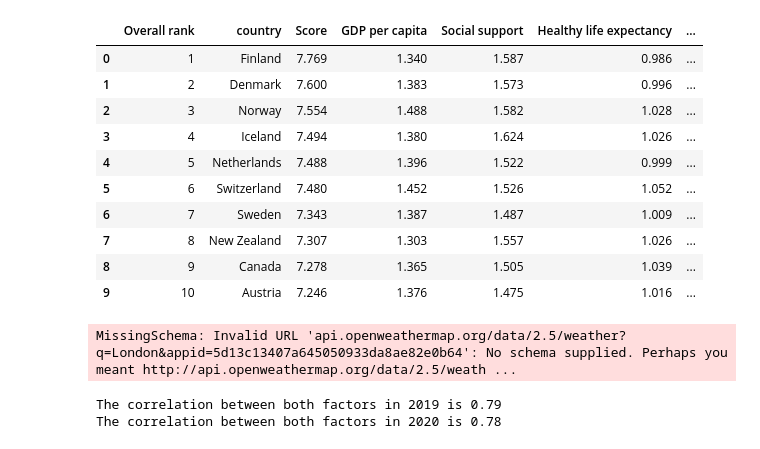
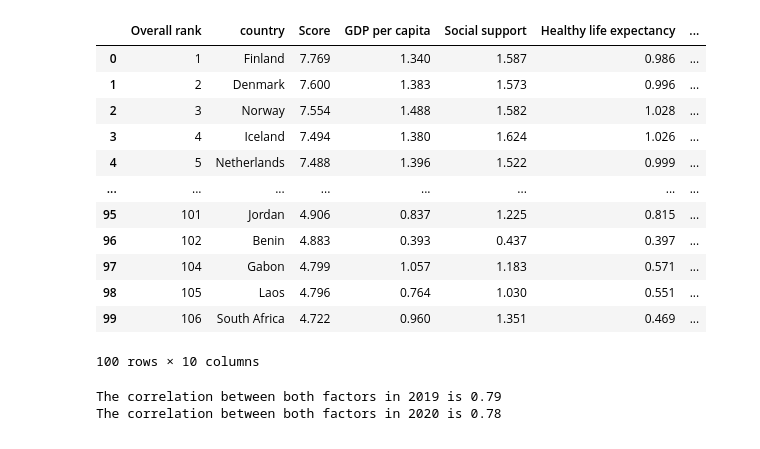
Before and after one commit to josiedeleon/Team9--Project1, a Jupyter notebook: Project 1 Happiness.ipynb, the cells around one changed output. Cells and saved outputs as stored; diff of their text form; code cells hidden in the pictures.

```diff
--- a/Project 1 Happiness.ipynb
+++ b/Project 1 Happiness.ipynb
@@ -8,57 +8,58 @@ import scipy.stats as st
 from config import api_key
 import time
 # %%
+#2015 Happiness dataframe
+Happy_df_2015 = pd.read_csv("Resources/2015.csv")
+Happy_df_2015 = Happy_df_2015.rename(columns={"Country or region" : "country"})
+Happy_df_2015 = Happy_df_2015.rename(columns ={"Ladder score" : "Score", "Explained by: Log GDP per capita": "GDP per capita"})
+
+#2016 Happiness dataframe
+Happy_df_2016 = pd.read_csv("Resources/2016.csv")
+Happy_df_2016 = Happy_df_2016.rename(columns={"Country or region" : "country"})
+Happy_df_2016 = Happy_df_2016.rename(columns ={"Ladder score" : "Score", "Explained by: Log GDP per capita": "GDP per capita"})
+
+#2017 Happiness dataframe
+Happy_df_2017 = pd.read_csv("Resources/2017.csv")
+Happy_df_2017 = Happy_df_2017.rename(columns={"Country or region" : "country"})
+Happy_df_2017 = Happy_df_2017.rename(columns ={"Ladder score" : "Score", "Explained by: Log GDP per capita": "GDP per capita"})
+
+#2018 Happiness dataframe
+Happy_df_2018 = pd.read_csv("Resources/2018.csv")
+Happy_df_2018 = Happy_df_2018.rename(columns={"Country or region" : "country"})
+Happy_df_2018 = Happy_df_2018.rename(columns ={"Ladder score" : "Score", "Explained by: Log GDP per capita": "GDP per capita"})
+
 #2019 Happiness dataframe
 Happy_df = pd.read_csv("Resources/2019.csv")
 Happy_df = Happy_df.rename(columns={"Country or region" : "country"})
 
 
 #2020 Happiness dataframe
 Happy_df_2020 = pd.read_csv("Resources/2020.csv")
 Happy_df_2020 = Happy_df_2020.rename(columns={"Country or region" : "country"})
 Happy_df_2020 = Happy_df_2020.rename(columns ={"Ladder score" : "Score", "Explained by: Log GDP per capita": "GDP per capita"})
 Happy_df_2020
 #countries and capital dataframe
 Country_Cap_df = pd.read_csv("Resources/country-list.csv")
 
 
 #Merging both data sets together
 Merge_df = pd.merge(Happy_df,Country_Cap_df, on ="country")
 Merge_df = Merge_df.drop(columns= "type")
-Merge_df.head(10)
+Merge_df.head(100)
 # %% [output]
 |  | Overall rank | country | Score | GDP per capita | Social support | Healthy life expectancy | ... |
 | 0 | 1 | Finland | 7.769 | 1.340 | 1.587 | 0.986 | ... |
 | 1 | 2 | Denmark | 7.600 | 1.383 | 1.573 | 0.996 | ... |
 | 2 | 3 | Norway | 7.554 | 1.488 | 1.582 | 1.028 | ... |
 | 3 | 4 | Iceland | 7.494 | 1.380 | 1.624 | 1.026 | ... |
 | 4 | 5 | Netherlands | 7.488 | 1.396 | 1.522 | 0.999 | ... |
-| 5 | 6 | Switzerland | 7.480 | 1.452 | 1.526 | 1.052 | ... |
-| 6 | 7 | Sweden | 7.343 | 1.387 | 1.487 | 1.009 | ... |
-| 7 | 8 | New Zealand | 7.307 | 1.303 | 1.557 | 1.026 | ... |
-| 8 | 9 | Canada | 7.278 | 1.365 | 1.505 | 1.039 | ... |
-| 9 | 10 | Austria | 7.246 | 1.376 | 1.475 | 1.016 | ... |
+| ... | ... | ... | ... | ... | ... | ... | ... |
+| 95 | 101 | Jordan | 4.906 | 0.837 | 1.225 | 0.815 | ... |
+| 96 | 102 | Benin | 4.883 | 0.393 | 0.437 | 0.397 | ... |
+| 97 | 104 | Gabon | 4.799 | 1.057 | 1.183 | 0.571 | ... |
+| 98 | 105 | Laos | 4.796 | 0.764 | 1.030 | 0.551 | ... |
+| 99 | 106 | South Africa | 4.722 | 0.960 | 1.351 | 0.469 | ... |
+100 rows × 10 columns
-# %%
-Temps = []
-capital = []
-capital.append(Merge_df["capital"])
-
-city = "London"
-# Save config information
-url = "http://history.openweathermap.org/data/2.5/history/city?"
-url2 = f"api.openweathermap.org/data/2.5/weather?q={city}&appid={api_key}"
-
-# Build query URL
-query_url = url + "q=" + city + "&type=hour" + "&appid=" + api_key
-weather_response = requests.get(query_url)
-weather_json = weather_response.json()
-weather_json
-
-print(requests.get(query_url))
-print(api_key)
-print(query_url)
-# %% [output]
-MissingSchema: Invalid URL 'api.openweathermap.org/data/2.5/weather?q=London&appid=5d13c13407a645050933da8ae82e0b64': No schema supplied. Perhaps you meant http://api.openweathermap.org/data/2.5/weath ...
 # %%
 #Scatter graph Happiness versus GDP and get correlation for 2019
 x_axis = Merge_df["Score"]
```
